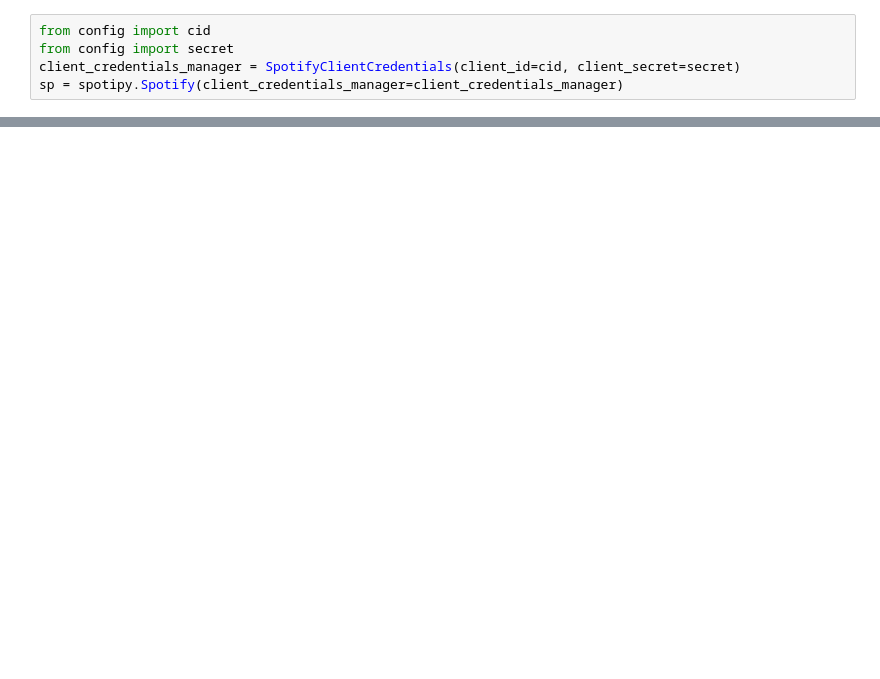
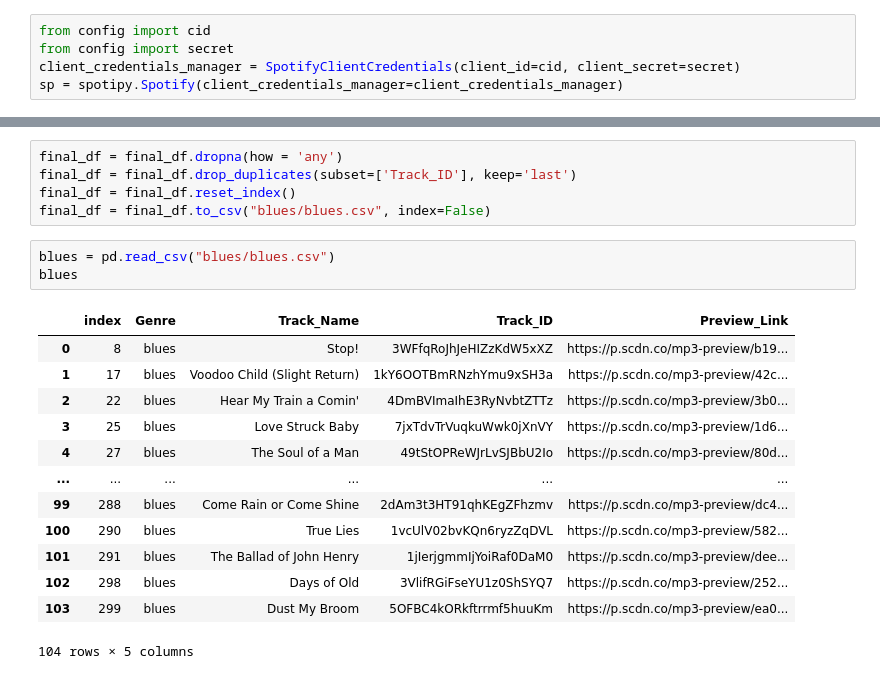
Before and after one commit to KathrynPanger/classify-spotify, a Jupyter notebook: caitlin/blues_classical_country.ipynb, the cells around one changed output, grey strips where cells are left out. Drawn from its saved outputs; the diff is of its cells as text; blank space fills up the shorter version.

Commit message:
API pull for blues

```diff
--- a/caitlin/blues_classical_country.ipynb
+++ b/caitlin/blues_classical_country.ipynb
@@ -59,0 +144,22 @@ tracks_df
+# %%
+final_df = final_df.dropna(how = 'any')
+final_df = final_df.drop_duplicates(subset=['Track_ID'], keep='last')
+final_df = final_df.reset_index()
+final_df = final_df.to_csv("blues/blues.csv", index=False)
+# %%
+blues = pd.read_csv("blues/blues.csv")
+blues
+# %% [output]
+|  | index | Genre | Track_Name | Track_ID | Preview_Link |
+| 0 | 8 | blues | Stop! | 3WFfqRoJhJeHIZzKdW5xXZ | https://p.scdn.co/mp3-preview/b19... |
+| 1 | 17 | blues | Voodoo Child (Slight Return) | 1kY6OOTBmRNzhYmu9xSH3a | https://p.scdn.co/mp3-preview/42c... |
+| 2 | 22 | blues | Hear My Train a Comin' | 4DmBVImaIhE3RyNvbtZTTz | https://p.scdn.co/mp3-preview/3b0... |
+| 3 | 25 | blues | Love Struck Baby | 7jxTdvTrVuqkuWwk0jXnVY | https://p.scdn.co/mp3-preview/1d6... |
+| 4 | 27 | blues | The Soul of a Man | 49tStOPReWJrLvSJBbU2Io | https://p.scdn.co/mp3-preview/80d... |
+| ... | ... | ... | ... | ... | ... |
+| 99 | 288 | blues | Come Rain or Come Shine | 2dAm3t3HT91qhKEgZFhzmv | https://p.scdn.co/mp3-preview/dc4... |
+| 100 | 290 | blues | True Lies | 1vcUlV02bvKQn6ryzZqDVL | https://p.scdn.co/mp3-preview/582... |
+| 101 | 291 | blues | The Ballad of John Henry | 1jIerjgmmIjYoiRaf0DaM0 | https://p.scdn.co/mp3-preview/dee... |
+| 102 | 298 | blues | Days of Old | 3VlifRGiFseYU1z0ShSYQ7 | https://p.scdn.co/mp3-preview/252... |
+| 103 | 299 | blues | Dust My Broom | 5OFBC4kORkftrrmf5huuKm | https://p.scdn.co/mp3-preview/ea0... |
+104 rows × 5 columns
```
Also changed, not shown: parts of 14 cells of this notebook, 7 other files.
